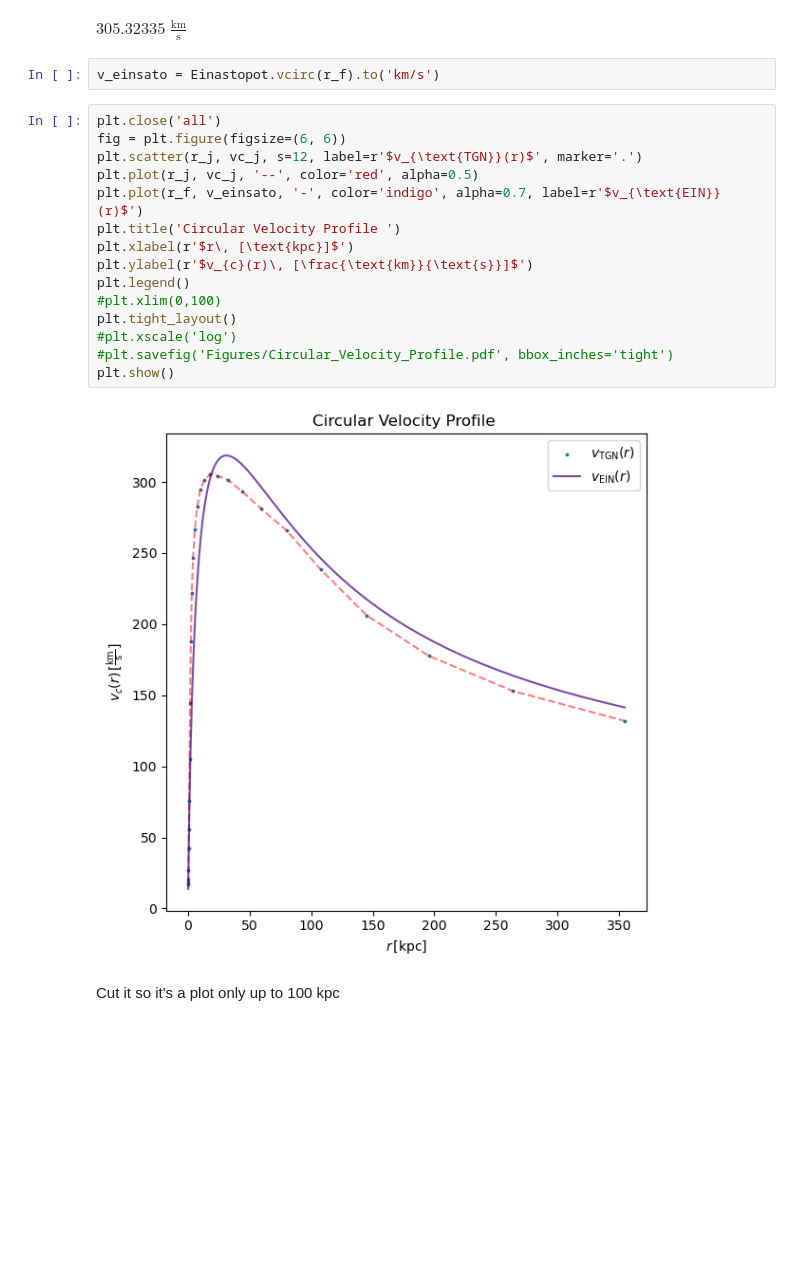
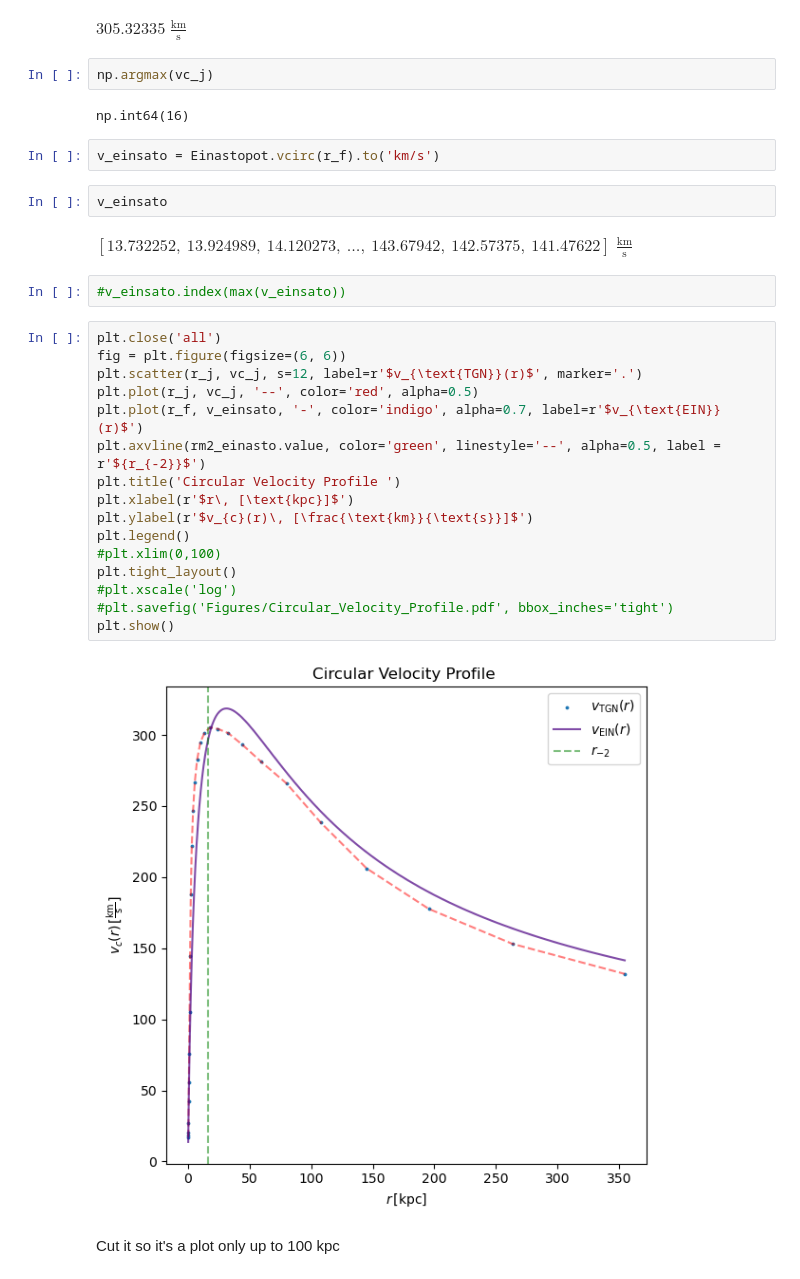
Before and after one commit to Jitskeverheecke/TANA_Project, a Jupyter notebook: project.ipynb, the cells around one changed output. Saved outputs shown, nothing was run; the diff lists cells and outputs as text; blank space fills up the shorter version.

```diff
--- a/project.ipynb
+++ b/project.ipynb
@@ -736,25 +753,36 @@ vc_j = np.sqrt(G*M_j/r_j).to('km/s')
 vc_j.max()
 # %% [output]
 $305.32335 \; \mathrm{\frac{km}{s}}$
+# %%
+np.argmax(vc_j)
+# %% [output]
+np.int64(16)
 # %%
 v_einsato = Einastopot.vcirc(r_f).to('km/s')
+# %%
+v_einsato
+# %% [output]
+$[13.732252,~13.924989,~14.120273,~\dots,~143.67942,~142.57375,~141.47622] \; \mathrm{\frac{km}{s}}$
+# %%
+#v_einsato.index(max(v_einsato))
 # %%
 plt.close('all')
 fig = plt.figure(figsize=(6, 6))
 plt.scatter(r_j, vc_j, s=12, label=r'$v_{\text{TGN}}(r)$', marker='.')
 plt.plot(r_j, vc_j, '--', color='red', alpha=0.5)
 plt.plot(r_f, v_einsato, '-', color='indigo', alpha=0.7, label=r'$v_{\text{EIN}}(r)$')
+plt.axvline(rm2_einasto.value, color='green', linestyle='--', alpha=0.5, label = r'${r_{-2}}$')
 plt.title('Circular Velocity Profile ')
 plt.xlabel(r'$r\, [\text{kpc}]$')
 plt.ylabel(r'$v_{c}(r)\, [\frac{\text{km}}{\text{s}}]$')
 plt.legend()
 #plt.xlim(0,100)
 plt.tight_layout()
 #plt.xscale('log')
 #plt.savefig('Figures/Circular_Velocity_Profile.pdf', bbox_inches='tight')
 plt.show()
 # %% [output]
-[figure, old version]
+[figure, new version]
 # %% [markdown]
 Cut it so it's a plot only up to 100 kpc
 # %%
```
Also changed, not shown: parts of 22 cells of this notebook.
